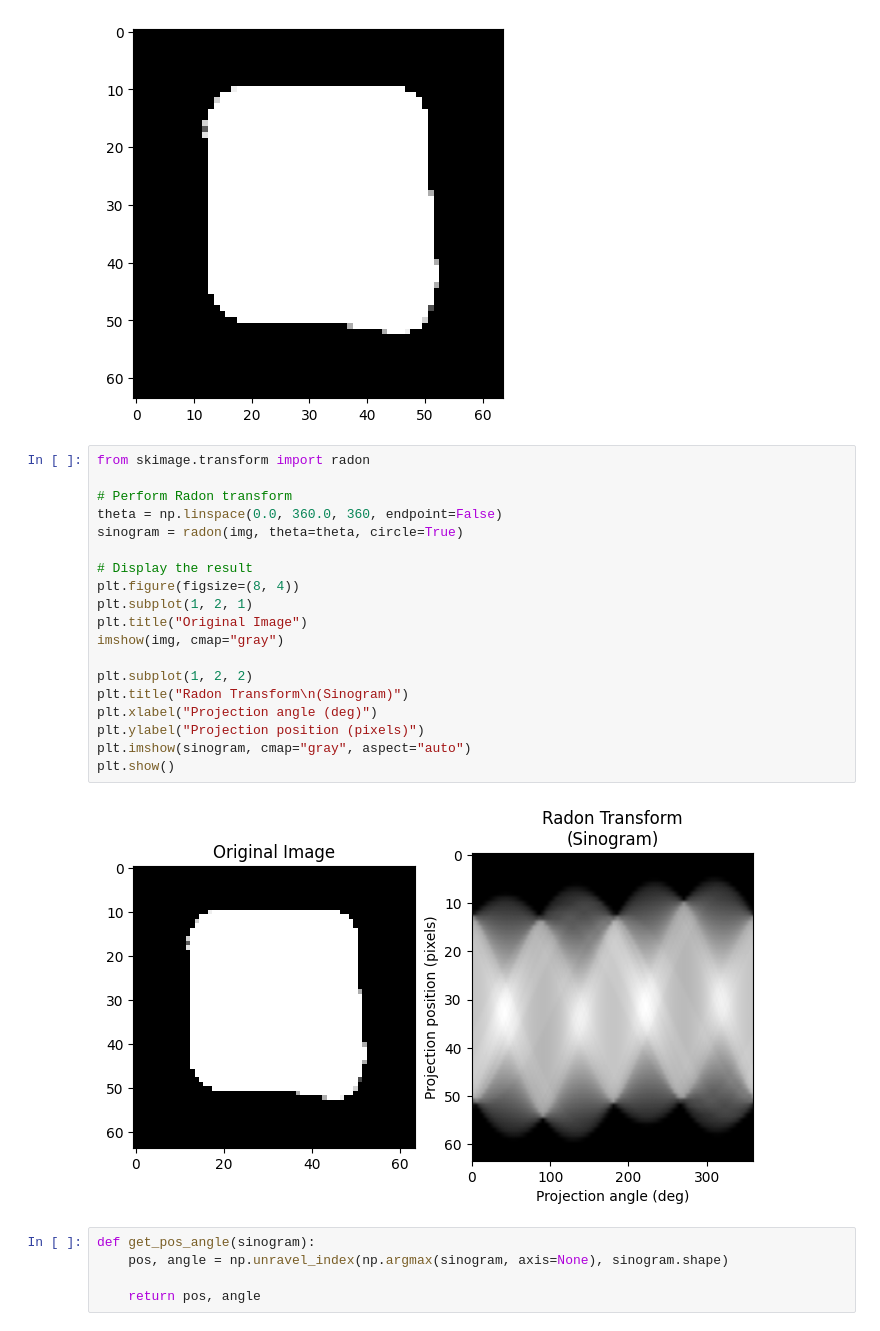
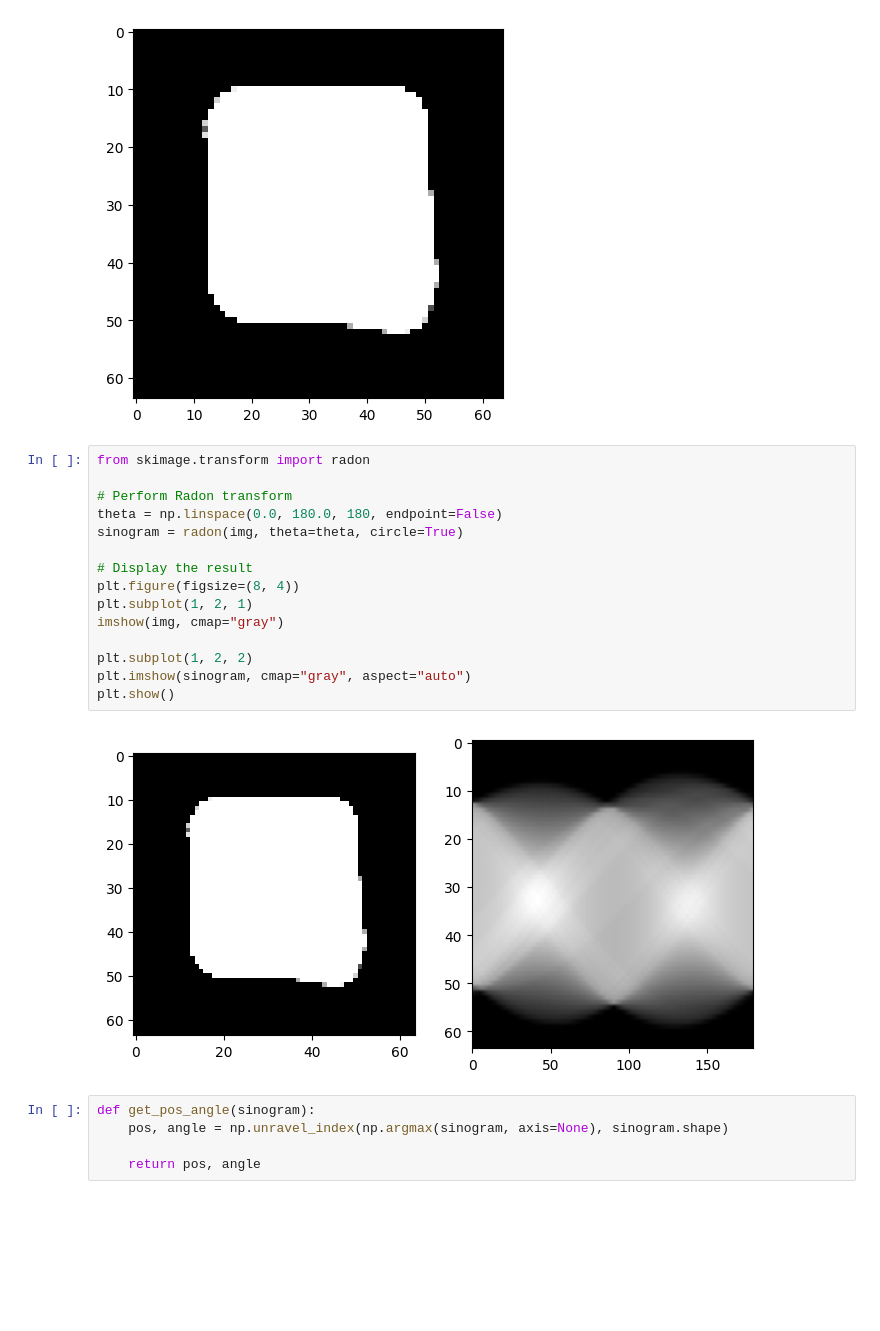
Before and after one commit to ticvac/konfera_string_art, a Jupyter notebook: radon transform/radon.ipynb, the cells around one changed output. Drawn from its saved outputs; the diff is of its cells as text; blank space fills up the shorter version.

```diff
--- a/radon transform/radon.ipynb
+++ b/radon transform/radon.ipynb
@@ -19,24 +19,20 @@ imshow(img, cmap="gray")
 # %%
 from skimage.transform import radon
 
 # Perform Radon transform
-theta = np.linspace(0.0, 360.0, 360, endpoint=False)
+theta = np.linspace(0.0, 180.0, 180, endpoint=False)
 sinogram = radon(img, theta=theta, circle=True)
 
 # Display the result
 plt.figure(figsize=(8, 4))
 plt.subplot(1, 2, 1)
-plt.title("Original Image")
 imshow(img, cmap="gray")
 
 plt.subplot(1, 2, 2)
-plt.title("Radon Transform\n(Sinogram)")
-plt.xlabel("Projection angle (deg)")
-plt.ylabel("Projection position (pixels)")
 plt.imshow(sinogram, cmap="gray", aspect="auto")
 plt.show()
 # %% [output]
-[figure, old version]
+[figure, new version]
 # %%
 def get_pos_angle(sinogram):
     pos, angle = np.unravel_index(np.argmax(sinogram, axis=None), sinogram.shape)
```
Also changed, not shown: parts of 5 cells of this notebook.
